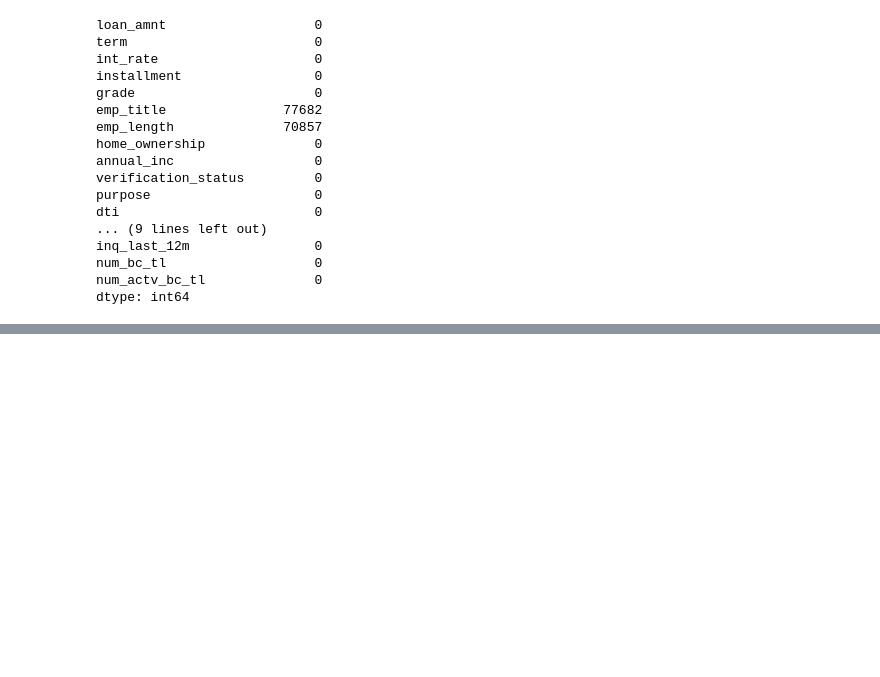
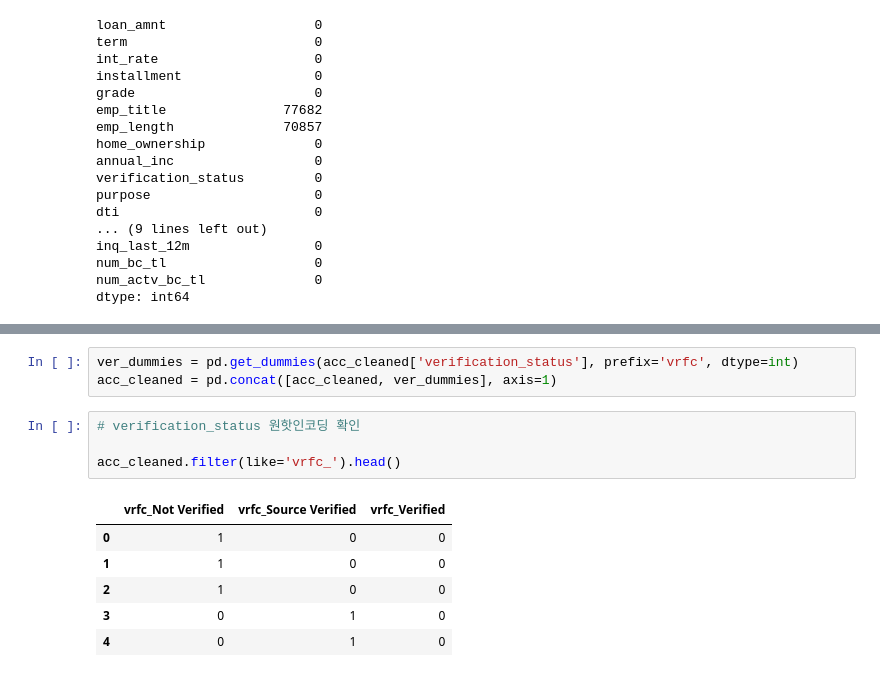
Before and after one commit to sese7414/LendingClub_project, a Jupyter notebook: merge_lending.ipynb, the cells around one changed output, grey strips where cells are left out. Drawn from its saved outputs; the diff is of its cells as text; blank space fills up the shorter version.

```diff
--- a/merge_lending.ipynb
+++ b/merge_lending.ipynb
@@ -640,0 +664,14 @@ train_and_evaluate(X_rus, y_rus, "RandomUnderSampler")
+# %%
+ver_dummies = pd.get_dummies(acc_cleaned['verification_status'], prefix='vrfc', dtype=int)
+acc_cleaned = pd.concat([acc_cleaned, ver_dummies], axis=1)
+# %%
+# verification_status 원핫인코딩 확인
+
+acc_cleaned.filter(like='vrfc_').head()
+# %% [output]
+|  | vrfc_Not Verified | vrfc_Source Verified | vrfc_Verified |
+| 0 | 1 | 0 | 0 |
+| 1 | 1 | 0 | 0 |
+| 2 | 1 | 0 | 0 |
+| 3 | 0 | 1 | 0 |
+| 4 | 0 | 1 | 0 |
```
Also changed, not shown: parts of 14 cells of this notebook.
